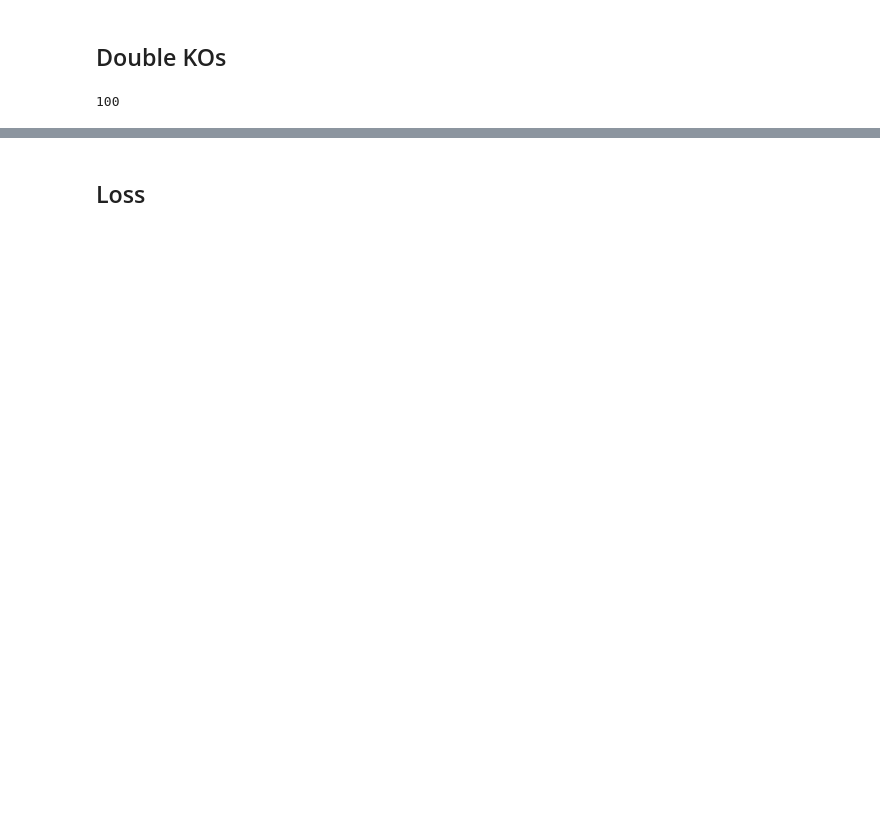
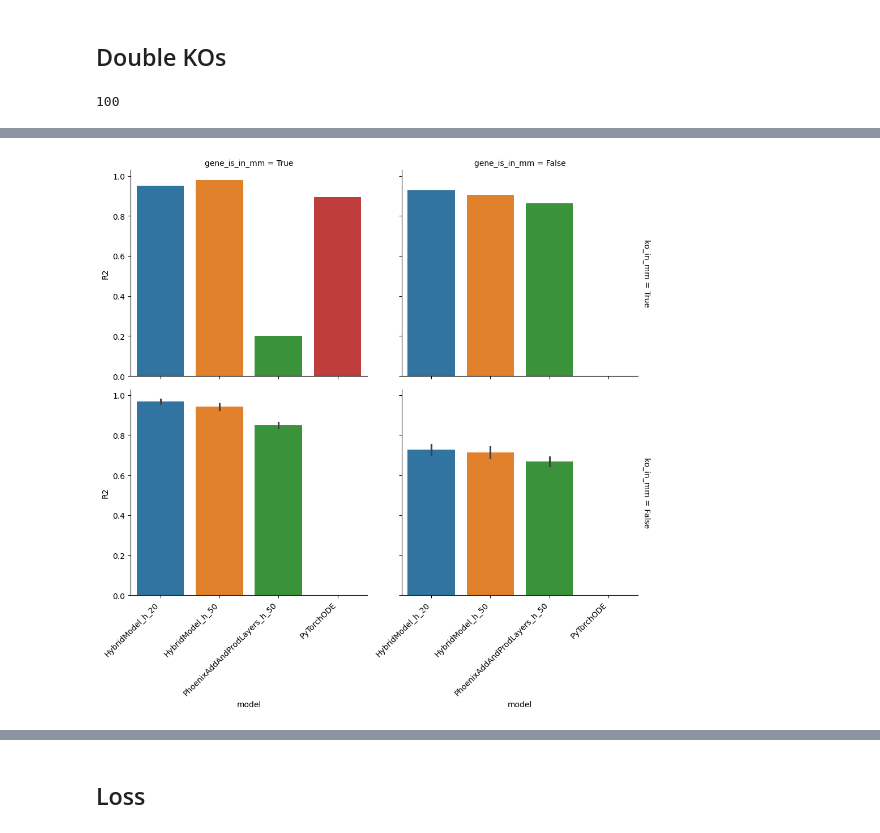
Before and after one commit to CropXR/HALCYON, a Jupyter notebook: notebooks/hybrid_model_on_larger_data.ipynb, the cells around one changed output, grey strips where cells are left out. Cells and saved outputs as stored; diff of their text form; code cells hidden in the pictures; blank space fills up the shorter version.

```diff
--- a/notebooks/hybrid_model_on_larger_data.ipynb
+++ b/notebooks/hybrid_model_on_larger_data.ipynb
@@ -317 +281,7 @@ tidy_df_double_ko.to_csv(out_path / "tidy_df_double_ko_predictions.csv")
+# %%
+tidy_df_double_ko.plot_r2()
+# plt.show()
+plt.savefig(fig_dir / 'r2_plot_double_ko_split_by_ko_in_mm.eps')
+# %% [output]
+[figure, added]
 # %%
```
Also changed, not shown: parts of 26 cells of this notebook, 1 other file.
